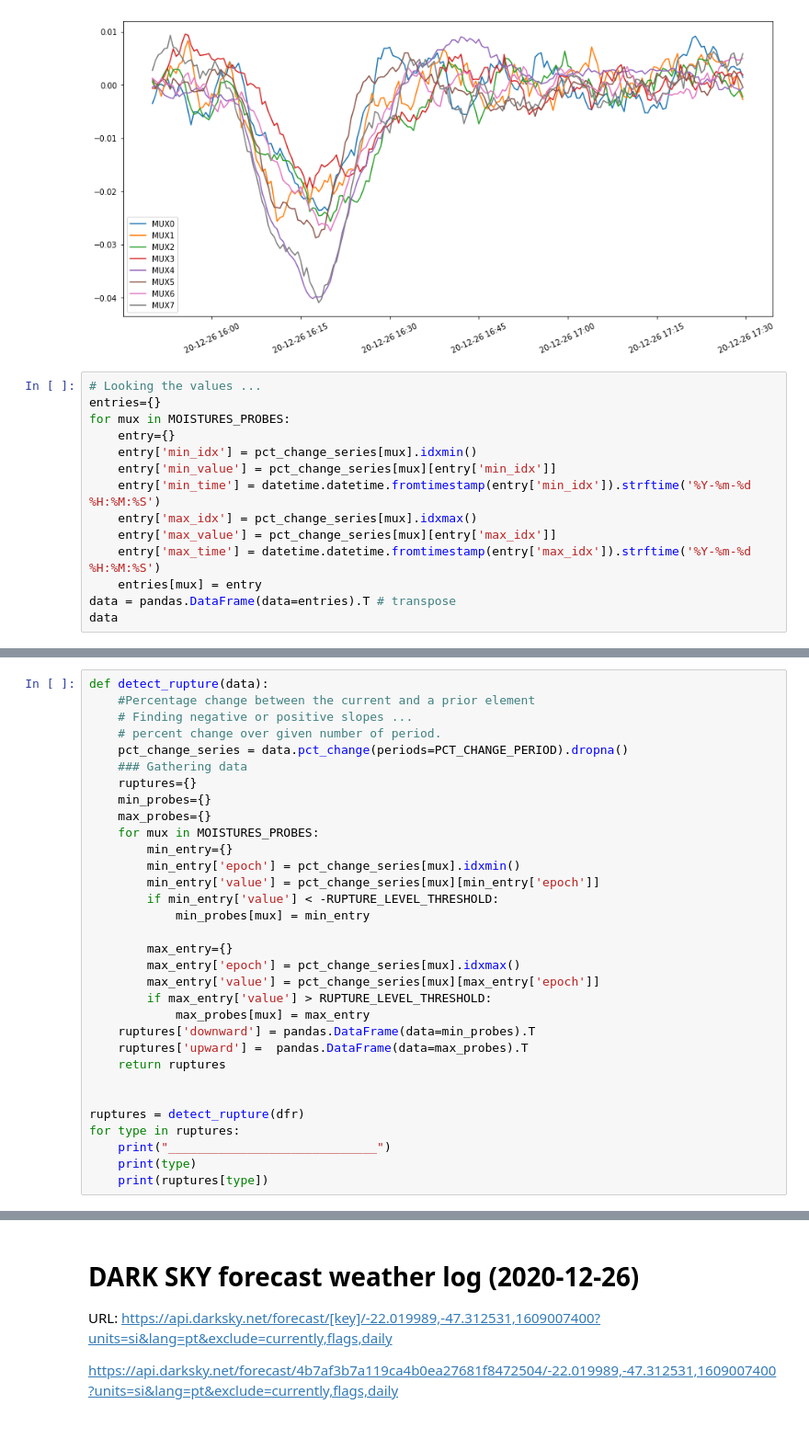
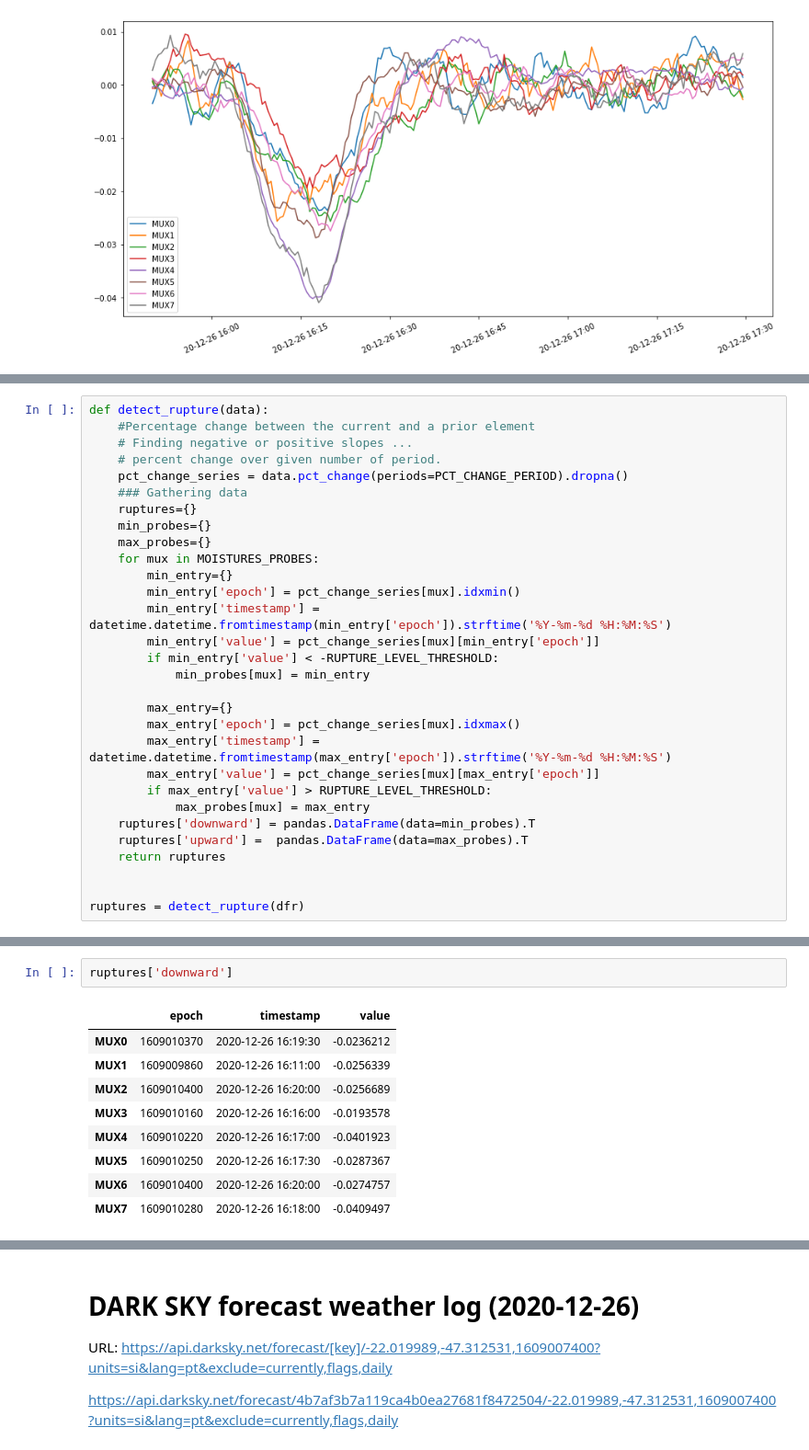
Before and after one commit to mygs/babilonia, a Jupyter notebook: research/notebook/DetectSuddenChanges-paper.ipynb, the cells around one changed output, grey strips where cells are left out. Shown: that part at 92% size. Cells and saved outputs as stored; diff of their text form.

```diff
--- a/research/notebook/DetectSuddenChanges-paper.ipynb
+++ b/research/notebook/DetectSuddenChanges-paper.ipynb
@@ -96,17 +102,3 @@ pct_change_series = dfr.pct_change(periods=PCT_CHANGE_PERIOD).dropna()
 plot(pct_change_series)
 # %% [output]
 [figure]
-# %%
-# Looking the values ...
-entries={}
-for mux in MOISTURES_PROBES:
-    entry={}
-    entry['min_idx'] = pct_change_series[mux].idxmin()
-    entry['min_value'] = pct_change_series[mux][entry['min_idx']]
-    entry['min_time'] = datetime.datetime.fromtimestamp(entry['min_idx']).strftime('%Y-%m-%d %H:%M:%S')
-    entry['max_idx'] = pct_change_series[mux].idxmax()
-    entry['max_value'] = pct_change_series[mux][entry['max_idx']]
-    entry['max_time'] = datetime.datetime.fromtimestamp(entry['max_idx']).strftime('%Y-%m-%d %H:%M:%S')
-    entries[mux] = entry
-data = pandas.DataFrame(data=entries).T # transpose
-data
@@ -133,12 +115,14 @@ def detect_rupture(data):
     for mux in MOISTURES_PROBES:
         min_entry={}
         min_entry['epoch'] = pct_change_series[mux].idxmin()
+        min_entry['timestamp'] = datetime.datetime.fromtimestamp(min_entry['epoch']).strftime('%Y-%m-%d %H:%M:%S')
         min_entry['value'] = pct_change_series[mux][min_entry['epoch']]
         if min_entry['value'] < -RUPTURE_LEVEL_THRESHOLD:
             min_probes[mux] = min_entry
 
         max_entry={}
         max_entry['epoch'] = pct_change_series[mux].idxmax()
+        max_entry['timestamp'] = datetime.datetime.fromtimestamp(max_entry['epoch']).strftime('%Y-%m-%d %H:%M:%S')
         max_entry['value'] = pct_change_series[mux][max_entry['epoch']]
         if max_entry['value'] > RUPTURE_LEVEL_THRESHOLD:
             max_probes[mux] = max_entry
@@ -148,7 +132,3 @@ def detect_rupture(data):
 
 
 ruptures = detect_rupture(dfr)
-for type in ruptures:
-    print("_____________________________")
-    print(type)
-    print(ruptures[type])
@@ -171,0 +135,12 @@ Index: []
+# %%
+ruptures['downward']
+# %% [output]
+|  | epoch | timestamp | value |
+| MUX0 | 1609010370 | 2020-12-26 16:19:30 | -0.0236212 |
+| MUX1 | 1609009860 | 2020-12-26 16:11:00 | -0.0256339 |
+| MUX2 | 1609010400 | 2020-12-26 16:20:00 | -0.0256689 |
+| MUX3 | 1609010160 | 2020-12-26 16:16:00 | -0.0193578 |
+| MUX4 | 1609010220 | 2020-12-26 16:17:00 | -0.0401923 |
+| MUX5 | 1609010250 | 2020-12-26 16:17:30 | -0.0287367 |
+| MUX6 | 1609010400 | 2020-12-26 16:20:00 | -0.0274757 |
+| MUX7 | 1609010280 | 2020-12-26 16:18:00 | -0.0409497 |
```
Also changed, not shown: parts of 5 cells of this notebook, 6 other files.
